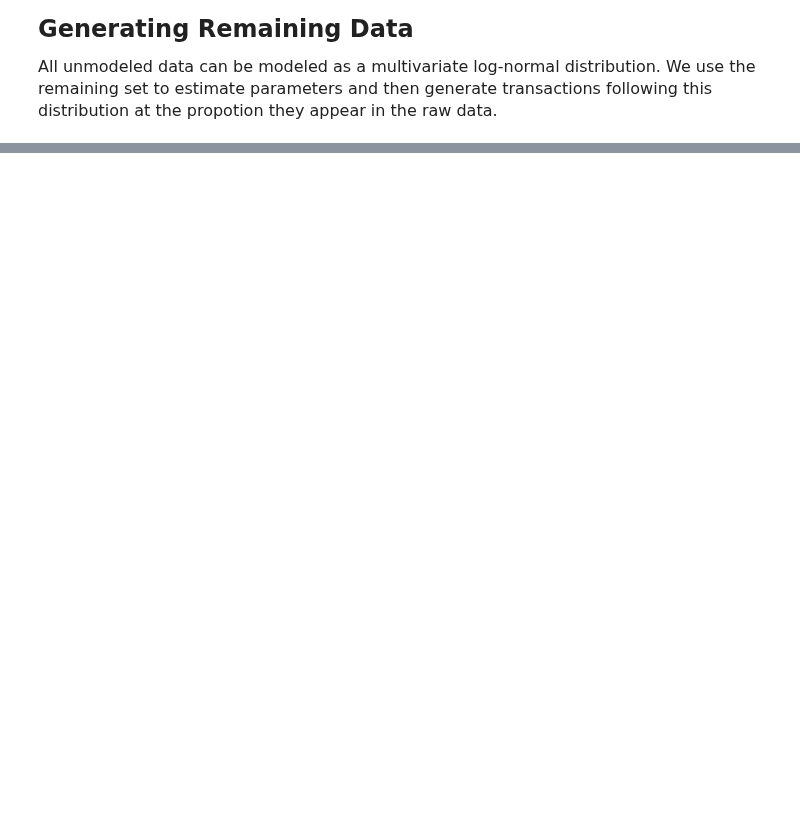
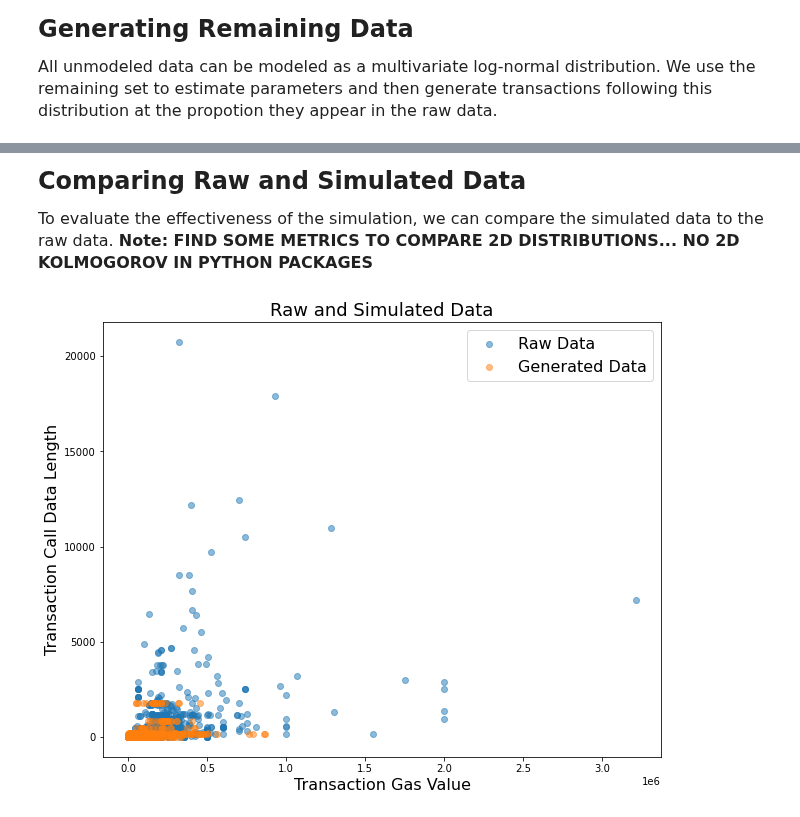
Before and after one commit to teohyikhaw/camcos, a Jupyter notebook: simulations/notebooks/meip-1559_Joint_Distribution_Fitting.ipynb, the cells around one changed output, grey strips where cells are left out. Saved outputs shown, nothing was run; the diff lists cells and outputs as text; code cells hidden in the pictures; blank space fills up the shorter version.

```diff
--- a/simulations/notebooks/meip-1559_Joint_Distribution_Fitting.ipynb
+++ b/simulations/notebooks/meip-1559_Joint_Distribution_Fitting.ipynb
@@ -290,0 +295,18 @@ plt.plot(x, y, 'x',color='r');
+# %% [markdown]
+<font size="5">**Comparing Raw and Simulated Data**
+
+<font size="3">To evaluate the effectiveness of the simulation, we can compare the simulated data to the raw data. **Note: FIND SOME METRICS TO COMPARE 2D DISTRIBUTIONS... NO 2D KOLMOGOROV IN PYTHON PACKAGES**
+# %%
+TxGeneratedGas=[TxGenerated[i][0] for i in range(len(TxGenerated))]
+TxGeneratedCallData=[TxGenerated[i][1] for i in range(len(TxGenerated))]
+
+fig,ax=plt.subplots(figsize=(10,8))
+ax.scatter(df['TxGas'],df['TxCallData'],alpha=.5,label='Raw Data')
+ax.scatter(TxGeneratedGas,TxGeneratedCallData,alpha=.5,label='Generated Data')
+plt.title('Raw and Simulated Data', fontsize=18)
+plt.xlabel('Transaction Gas Value', fontsize=16)
+plt.ylabel('Transaction Call Data Length', fontsize=16)
+plt.legend(fontsize=16)
+plt.show()
+# %% [output]
+[figure, added]
```
Also changed, not shown: parts of 4 cells of this notebook.
